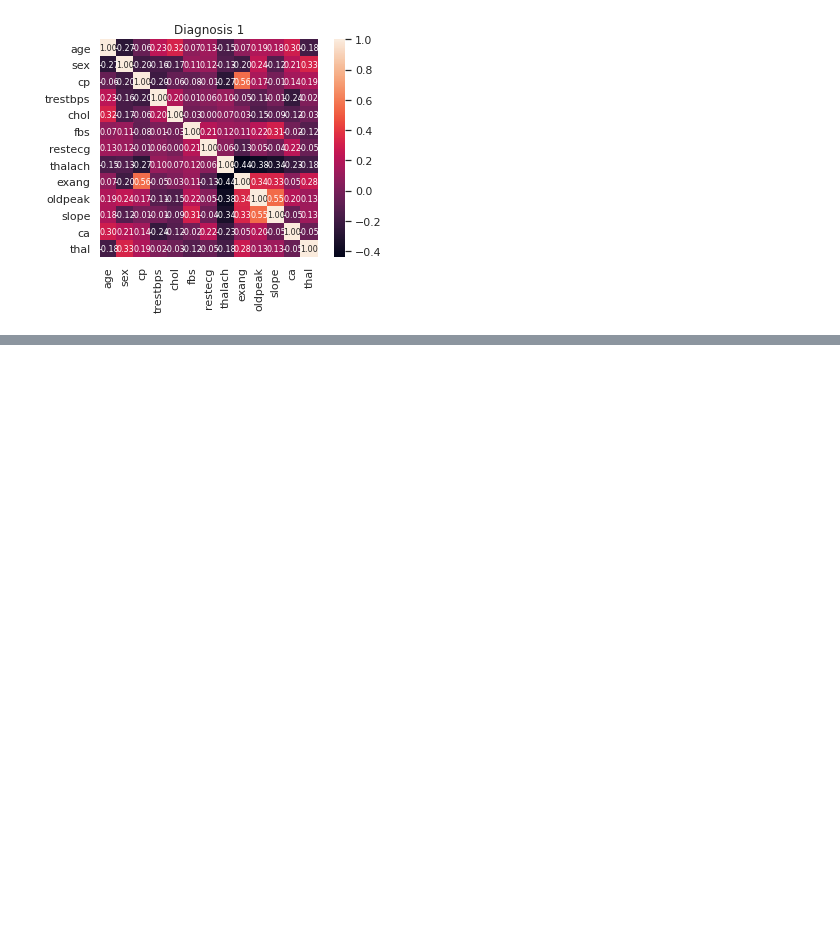
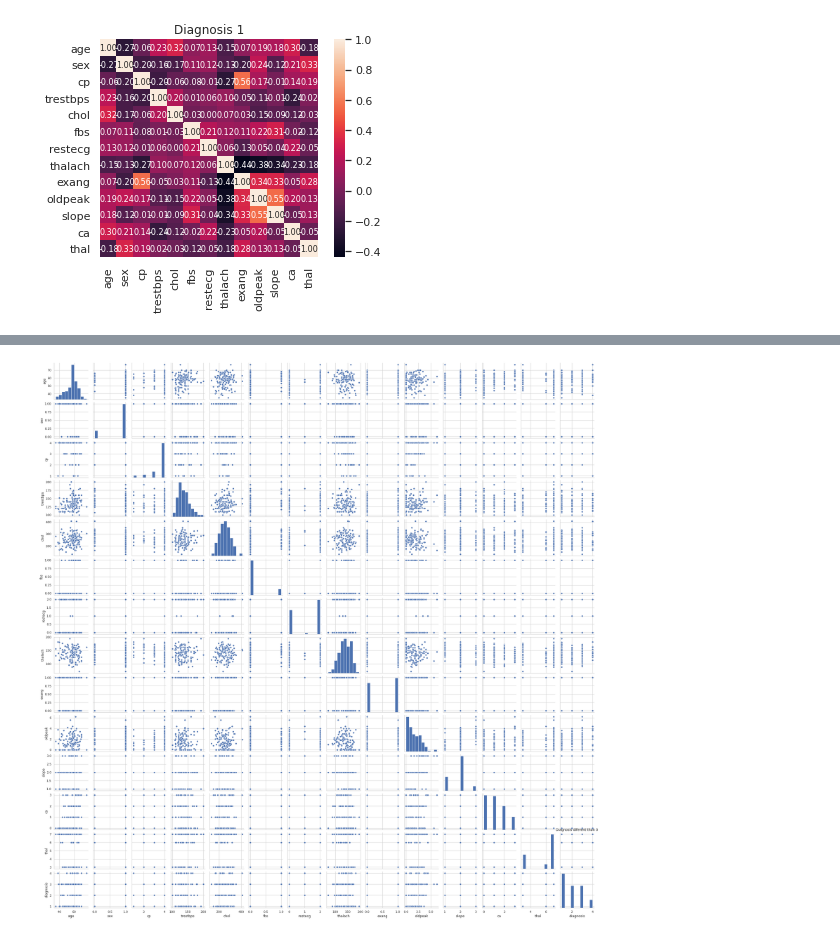
Before and after one commit to joaogomes18/Machine-Learning, a Jupyter notebook: 1stAssignment/1sAssignmentVisualData.ipynb, the cells around one changed output, grey strips where cells are left out. Cells and saved outputs as stored; diff of their text form; code cells hidden in the pictures; blank space fills up the shorter version.

Commit message:
Some images for binary (either diasese or not). Some SVM for binary

```diff
--- a/1stAssignment/1sAssignmentVisualData.ipynb
+++ b/1stAssignment/1sAssignmentVisualData.ipynb
@@ -25,6 +25,7 @@ data1 = data.drop(data[data["diagnosis"] != 1].index)
 data2 = data.drop(data[data["diagnosis"] != 2].index)
 data3 = data.drop(data[data["diagnosis"] != 3].index)
 data4 = data.drop(data[data["diagnosis"] != 4].index)
+dataD = data.drop(data[data["diagnosis"] == 0].index)
 
 #print(len(data0)) 160
 #print(len(data1)) 54
@@ -245,0 +259,8 @@ plt.savefig("diagnosis4_corr.png")
+# %%
+sns.set(style='whitegrid', context='notebook')
+sns.pairplot(dataD[["age", "sex", "cp", "trestbps", "chol", "fbs", "restecg", "thalach", "exang", "oldpeak", "slope", "ca", "thal", "diagnosis"]], height=2)
+plt.title("Diagnosis diferent than 0")
+#plt.show()
+plt.savefig("diagnosisD_mult.png")
+# %% [output]
+[figure, added]
```
Also changed, not shown: parts of 7 cells of this notebook, 5 other files.
